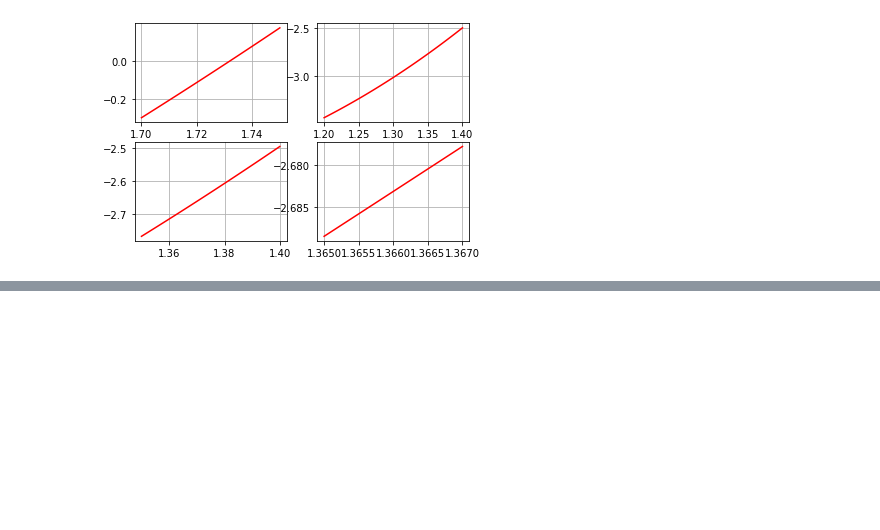
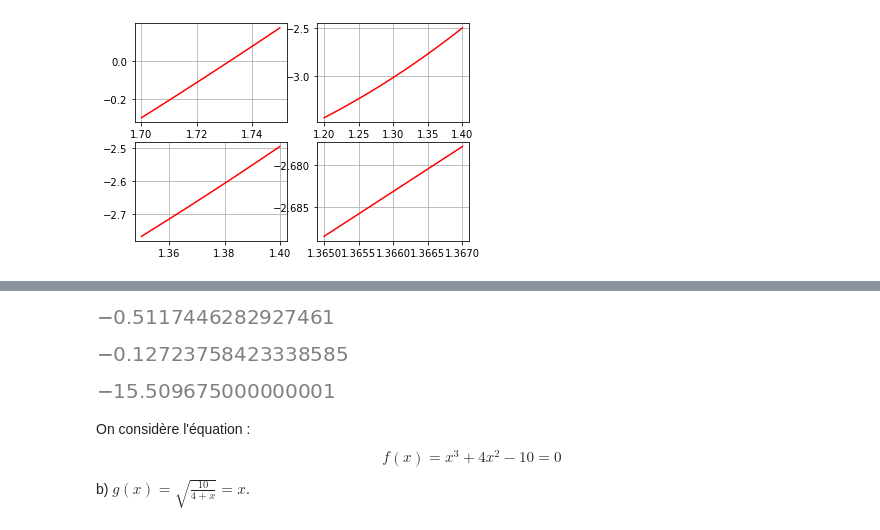
Before and after one commit to ramla1/analyse, a Jupyter notebook: tp1-analyse.ipynb, the cells around one changed output, grey strips where cells are left out. Saved outputs shown, nothing was run; the diff lists cells and outputs as text; code cells hidden in the pictures; blank space fills up the shorter version.

```diff
--- a/tp1-analyse.ipynb
+++ b/tp1-analyse.ipynb
@@ -161,0 +227,27 @@ plt.grid(True)
+# %%
+from sympy import *
+import numpy as np
+x, y, z = symbols('x y z')
+init_printing(use_unicode=True)
+g1=lambda x: 1/2*sqrt(10-x**3)
+g2=lambda x:sqrt(10/(x+4))
+g3=lambda x: x-x**3-4*x**2 + 10
+# %%
+dg1=lambdify(x,diff(g1(x),x,1))
+dg1(1.365)
+# %% [output]
+[figure, added]
+# %%
+dg2=lambdify(x,diff(g2(x),x))
+dg2(1.365)
+# %% [output]
+[figure, added]
+# %%
+dg3=lambdify(x,diff(g3(x),x))
+dg3(1.365)
+# %% [output]
+[figure, added]
+# %% [markdown]
+On considère l'équation : $$ f(x)=x^3+4x^2-10=0$$
+
+b) $g(x)=\sqrt{\displaystyle\frac{10}{4+x}}=x$.
```
Also changed, not shown: parts of 22 cells of this notebook.
